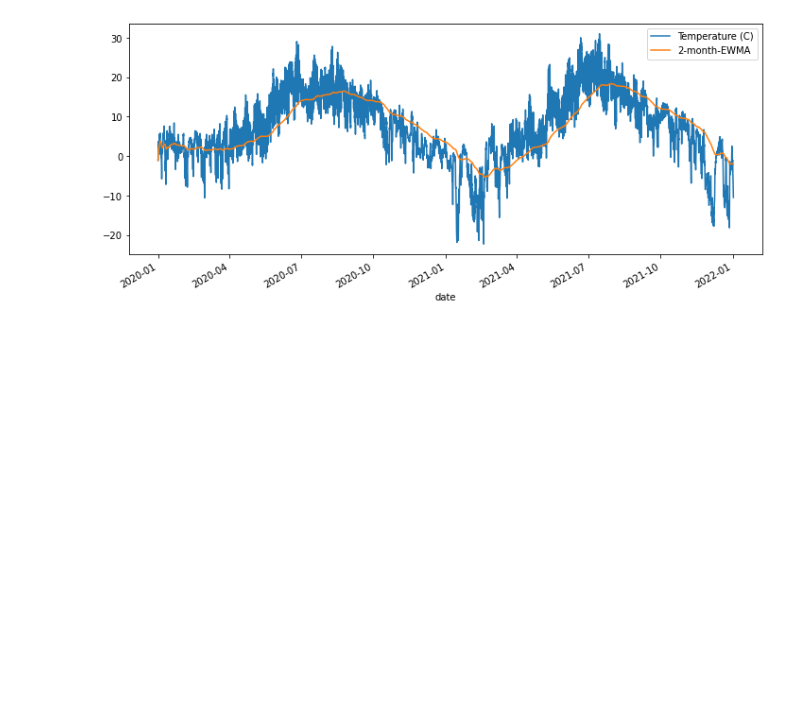
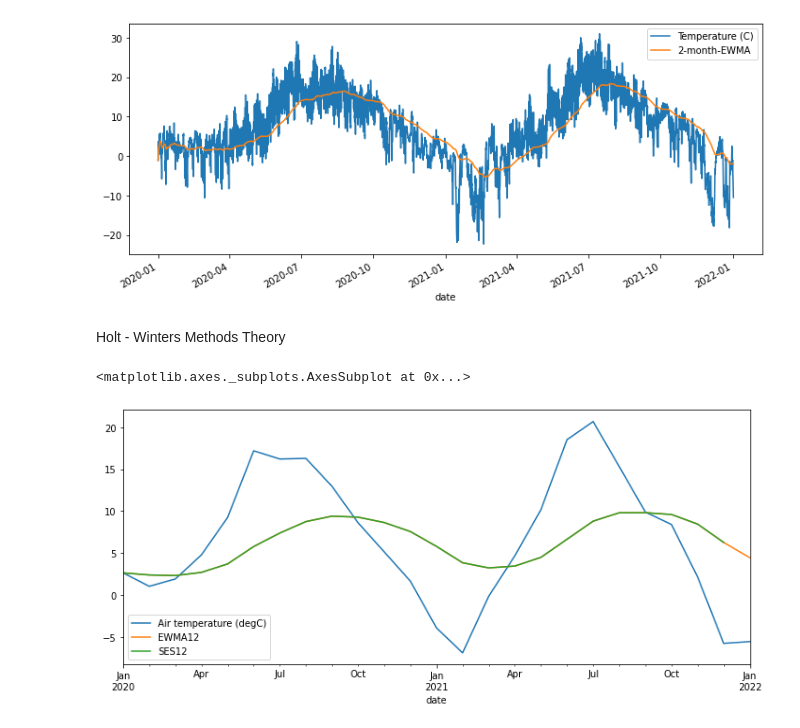
Before and after one commit to MikhailKuklin/time-series-analysis-forecasting, a Jupyter notebook: notebooks/ts_analysis_statsmodels.ipynb, the cells around one changed output. Saved outputs shown, nothing was run; the diff lists cells and outputs as text; code cells hidden in the pictures; blank space fills up the shorter version.

```diff
--- a/notebooks/ts_anaylsis_statsmodels.ipynb
+++ b/notebooks/ts_analysis_statsmodels.ipynb
@@ -97,3 +97,37 @@ df[['Temperature (C)','2-month-EWMA']].plot()
 # %% [output]
 <matplotlib.axes._subplots.AxesSubplot at 0x...>
 [figure]
+# %% [markdown]
+Holt - Winters Methods Theory
+# %%
+# EMWA = disadvantage: fails to account other contributing factors as trend and seasonality
+# Holt - Winders => captures seasonality and trend (triple explonential smoothing)
+# additive method => seasonal variations are about the same through the series
+# multiplicative => not the same
+
+df_ym = pd.read_csv('espoo_2020_2022.csv',
+                 parse_dates= {"date" : ["Year","m"]},
+                keep_date_col=True)
+
+df_ym2 = df_ym.groupby(['date']).mean()
+
+df_ym2.index.freq = "MS"
+# %%
+# Simple Exponential Smoothing (variation of Hotl-Winters)
+# level model
+
+from statsmodels.tsa.holtwinters import SimpleExpSmoothing
+
+span = 12
+alpha = 2/(span+1)
+
+df_ym2['EWMA12'] = df_ym2['Air temperature (degC)'].ewm(alpha=alpha,adjust=False).mean()
+
+df_ym2['SES12'] = SimpleExpSmoothing(df_ym2['Air temperature (degC)']).fit(smoothing_level=alpha,optimized=False).fittedvalues.shift(-1)
+
+df_ym2.head()
+
+df_ym2[['Air temperature (degC)','EWMA12','SES12']].plot()
+# %% [output]
+<matplotlib.axes._subplots.AxesSubplot at 0x...>
+[figure, added]
```
Also changed, not shown: parts of 5 cells of this notebook.
